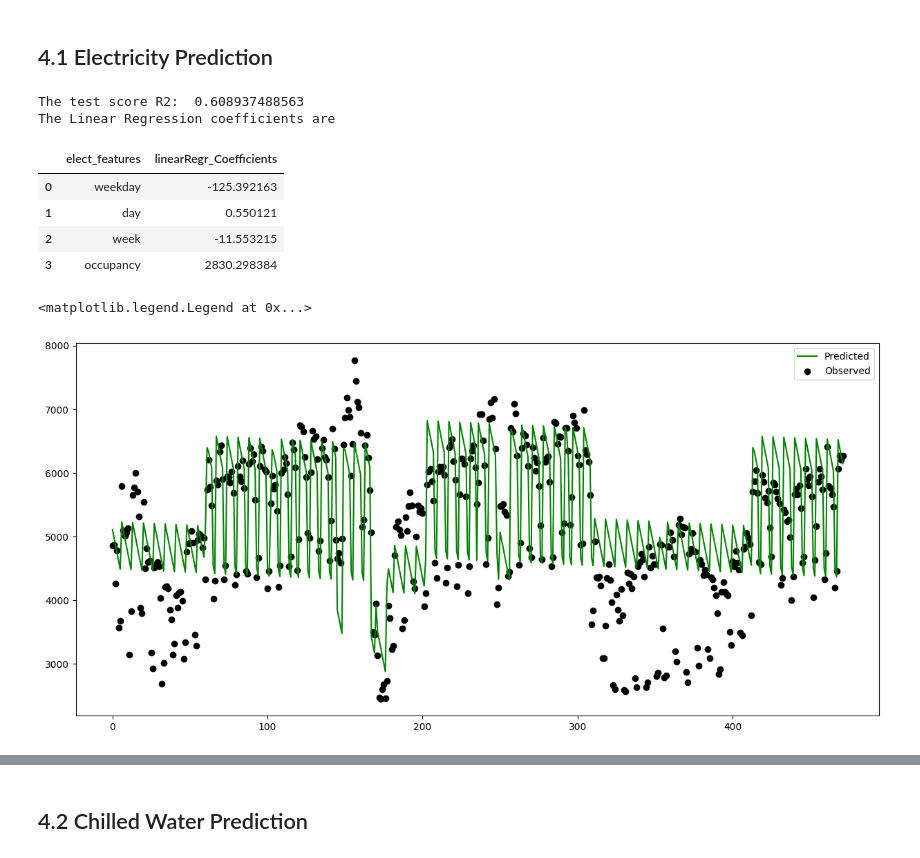
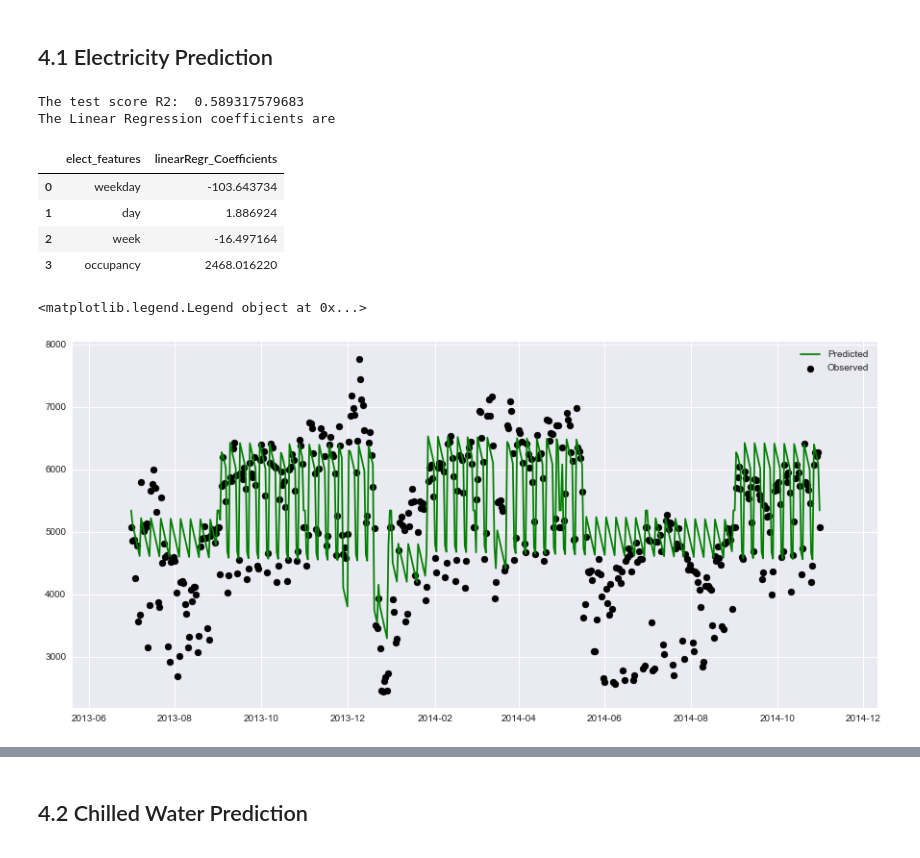
Before and after one commit to louisguitton/ifp-class-ml, a Jupyter notebook: part3/Building Energy Demand Prediction.ipynb, the cells around one changed output, grey strips where cells are left out. Saved outputs shown, nothing was run; the diff lists cells and outputs as text; code cells hidden in the pictures.

Commit message:
refactor linear regressioni and added solution

```diff
--- a/part3/Building Energy Demand Prediction.ipynb
+++ b/part3/Building Energy Demand Prediction.ipynb
@@ -187,30 +166,35 @@ YY_elect_test = elect_test['electricity-kWh']
+# %%
+from helpers.data import train_test_split
+X = df[['weekday', 'day', 'week', 'occupancy']]
+y = df['electricity-kWh']
+X_train, X_test, y_train, y_test = train_test_split(X, y)
 # %%
 lr_elect = LinearRegression()
-lr_elect.fit(XX_elect_train,YY_elect_train)
+lr_elect.fit(X_train,y_train)
 
-y_lr = lr_elect.predict(XX_elect_test)
+y_lr = lr_elect.predict(X_test)
 
-print("The test score R2: ", lr_elect.score(XX_elect_test, YY_elect_test))
+print("The test score R2: ", lr_elect.score(X_test, y_test))
 
 print("The Linear Regression coefficients are")
-pd.DataFrame(list(zip(XX_elect_train.columns, lr_elect.coef_)), columns = ['elect_features', 'linearRegr_Coefficients'])
+pd.DataFrame(list(zip(X_train.columns, lr_elect.coef_[0])), columns = ['elect_features', 'linearRegr_Coefficients'])
 # %% [output]
-The test score R2:  0.608937488563
+The test score R2:  0.589317579683
 The Linear Regression coefficients are
 |  | elect_features | linearRegr_Coefficients |
-| 0 | weekday | -125.392163 |
-| 1 | day | 0.550121 |
-| 2 | week | -11.553215 |
-| 3 | occupancy | 2830.298384 |
+| 0 | weekday | -103.643734 |
+| 1 | day | 1.886924 |
+| 2 | week | -16.497164 |
+| 3 | occupancy | 2468.016220 |
 # %%
 #Plot observed and Predicted electricity value
 fig = plt.figure(figsize=(15,7))
-plt.scatter(XX_elect_test.index, YY_elect_test, label='Observed', color='k')
-plt.plot(XX_elect_test.index, y_lr, label='Predicted', color='g')
+plt.scatter(X_test.index, y_test, label='Observed', color='k')
+plt.plot(X_test.index, y_lr, label='Predicted', color='g')
 plt.legend(loc='upper right')
 # %% [output]
-<matplotlib.legend.Legend at 0x...>
+<matplotlib.legend.Legend object at 0x...>
-[figure, old version]
+[figure, new version]
 # %%
 #Plot Observed vs. Linear Regression predicted usage.
 fig = plt.figure(figsize=(6,6))
```
Also changed, not shown: parts of 18 cells of this notebook, 2 other files.
